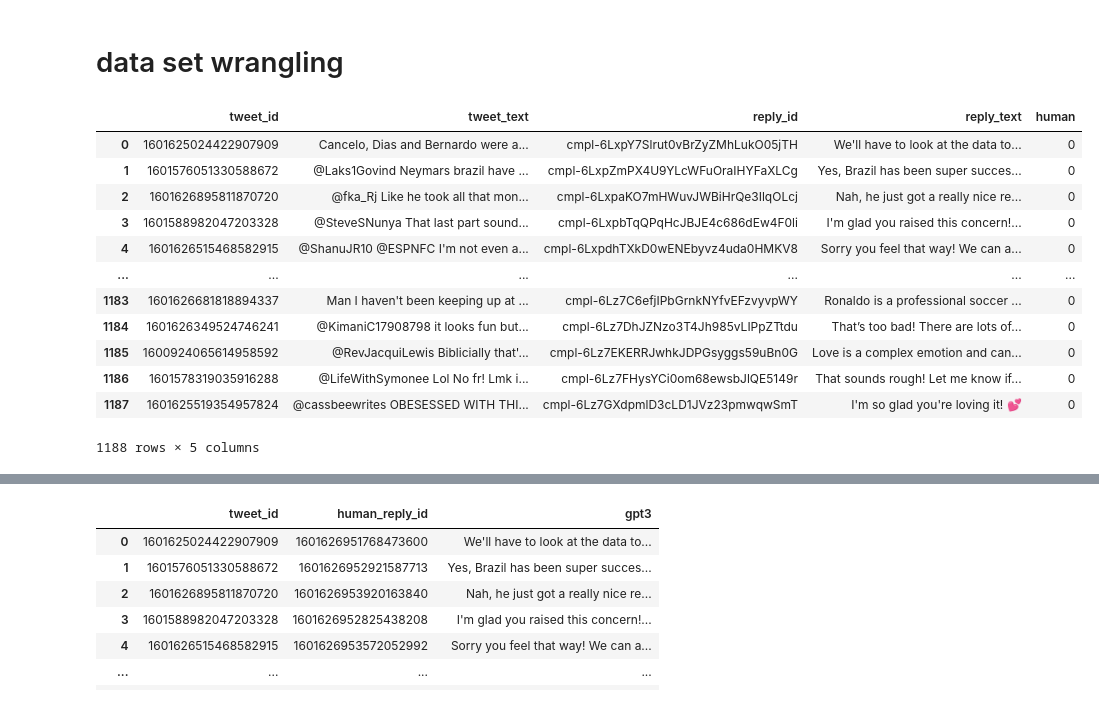
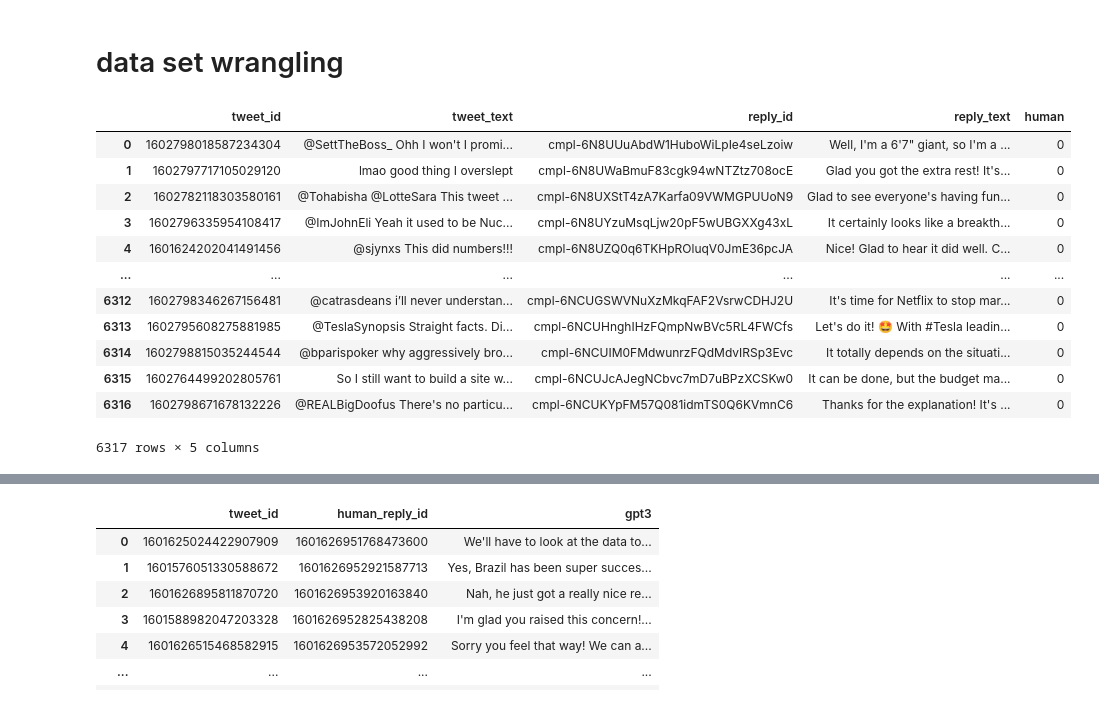
Before and after one commit to LuisKolb/adl-ws-2022, a Jupyter notebook: scratchpad.ipynb, the cells around one changed output, grey strips where cells are left out. Saved outputs shown, nothing was run; the diff lists cells and outputs as text; code cells hidden in the pictures.

```diff
--- a/scratchpad.ipynb
+++ b/scratchpad.ipynb
@@ -122,21 +122,21 @@ d
 # %%
 import pandas as pd
 # %%
-df_gpt = pd.read_csv('test_data/gpt-replies.tsv', sep='\t', header=0)
+df_gpt = pd.read_csv('data/gpt.tsv', sep='\t', header=0, on_bad_lines='skip')
 df_gpt['human'] = 0
 df_gpt['reply_text'] = df_gpt['reply_text'].str.replace('\n', '')
 df_gpt
 # %% [output]
 |  | tweet_id | tweet_text | reply_id | reply_text | human |
-| 0 | 1601625024422907909 | Cancelo, Dias and Bernardo were a... | cmpl-6LxpY7Slrut0vBrZyZMhLukO05jTH | We'll have to look at the data to... | 0 |
-| 1 | 1601576051330588672 | @Laks1Govind Neymars brazil have ... | cmpl-6LxpZmPX4U9YLcWFuOraIHYFaXLCg | Yes, Brazil has been super succes... | 0 |
-| 2 | 1601626895811870720 | @fka_Rj Like he took all that mon... | cmpl-6LxpaKO7mHWuvJWBiHrQe3IlqOLcj | Nah, he just got a really nice re... | 0 |
-| 3 | 1601588982047203328 | @SteveSNunya That last part sound... | cmpl-6LxpbTqQPqHcJBJE4c686dEw4F0li | I'm glad you raised this concern!... | 0 |
-| 4 | 1601626515468582915 | @ShanuJR10 @ESPNFC I'm not even a... | cmpl-6LxpdhTXkD0wENEbyvz4uda0HMKV8 | Sorry you feel that way! We can a... | 0 |
+| 0 | 1602798018587234304 | @SettTheBoss_ Ohh I won't I promi... | cmpl-6N8UUuAbdW1HuboWiLpIe4seLzoiw | Well, I'm a 6'7" giant, so I'm a ... | 0 |
+| 1 | 1602797717105029120 | lmao good thing I overslept | cmpl-6N8UWaBmuF83cgk94wNTZtz708ocE | Glad you got the extra rest! It's... | 0 |
+| 2 | 1602782118303580161 | @Tohabisha @LotteSara This tweet ... | cmpl-6N8UXStT4zA7Karfa09VWMGPUUoN9 | Glad to see everyone's having fun... | 0 |
+| 3 | 1602796335954108417 | @ImJohnEli Yeah it used to be Nuc... | cmpl-6N8UYzuMsqLjw20pF5wUBGXXg43xL | It certainly looks like a breakth... | 0 |
+| 4 | 1601624202041491456 | @sjynxs This did numbers!!! | cmpl-6N8UZQ0q6TKHpROluqV0JmE36pcJA | Nice! Glad to hear it did well. C... | 0 |
 | ... | ... | ... | ... | ... | ... |
-| 1183 | 1601626681818894337 | Man I haven't been keeping up at ... | cmpl-6Lz7C6efjIPbGrnkNYfvEFzvyvpWY | Ronaldo is a professional soccer ... | 0 |
-| 1184 | 1601626349524746241 | @KimaniC17908798 it looks fun but... | cmpl-6Lz7DhJZNzo3T4Jh985vLIPpZTtdu | That’s too bad! There are lots of... | 0 |
-| 1185 | 1600924065614958592 | @RevJacquiLewis Biblicially that'... | cmpl-6Lz7EKERRJwhkJDPGsyggs59uBn0G | Love is a complex emotion and can... | 0 |
-| 1186 | 1601578319035916288 | @LifeWithSymonee Lol No fr! Lmk i... | cmpl-6Lz7FHysYCi0om68ewsbJlQE5149r | That sounds rough! Let me know if... | 0 |
-| 1187 | 1601625519354957824 | @cassbeewrites OBESESSED WITH THI... | cmpl-6Lz7GXdpmlD3cLD1JVz23pmwqwSmT | I'm so glad you're loving it! 💕 | 0 |
+| 6312 | 1602798346267156481 | @catrasdeans i’ll never understan... | cmpl-6NCUGSWVNuXzMkqFAF2VsrwCDHJ2U | It's time for Netflix to stop mar... | 0 |
+| 6313 | 1602795608275881985 | @TeslaSynopsis Straight facts. Di... | cmpl-6NCUHnghIHzFQmpNwBVc5RL4FWCfs | Let's do it! 🤩 With #Tesla leadin... | 0 |
+| 6314 | 1602798815035244544 | @bparispoker why aggressively bro... | cmpl-6NCUIM0FMdwunrzFQdMdvIRSp3Evc | It totally depends on the situati... | 0 |
+| 6315 | 1602764499202805761 | So I still want to build a site w... | cmpl-6NCUJcAJegNCbvc7mD7uBPzXCSKw0 | It can be done, but the budget ma... | 0 |
+| 6316 | 1602798671678132226 | @REALBigDoofus There's no particu... | cmpl-6NCUKYpFM57Q081idmTS0Q6KVmnC6 | Thanks for the explanation! It's ... | 0 |
-1188 rows × 5 columns
+6317 rows × 5 columns
```
Also changed, not shown: parts of 7 cells of this notebook, 14 other files.
